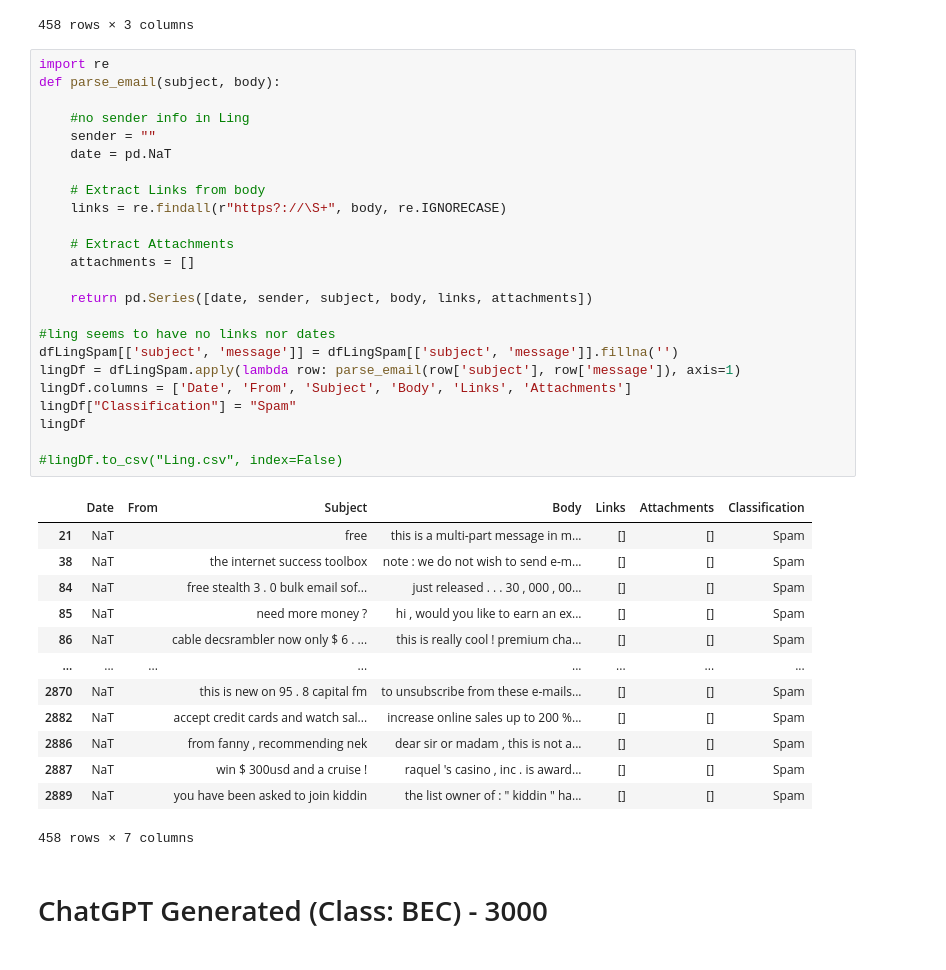
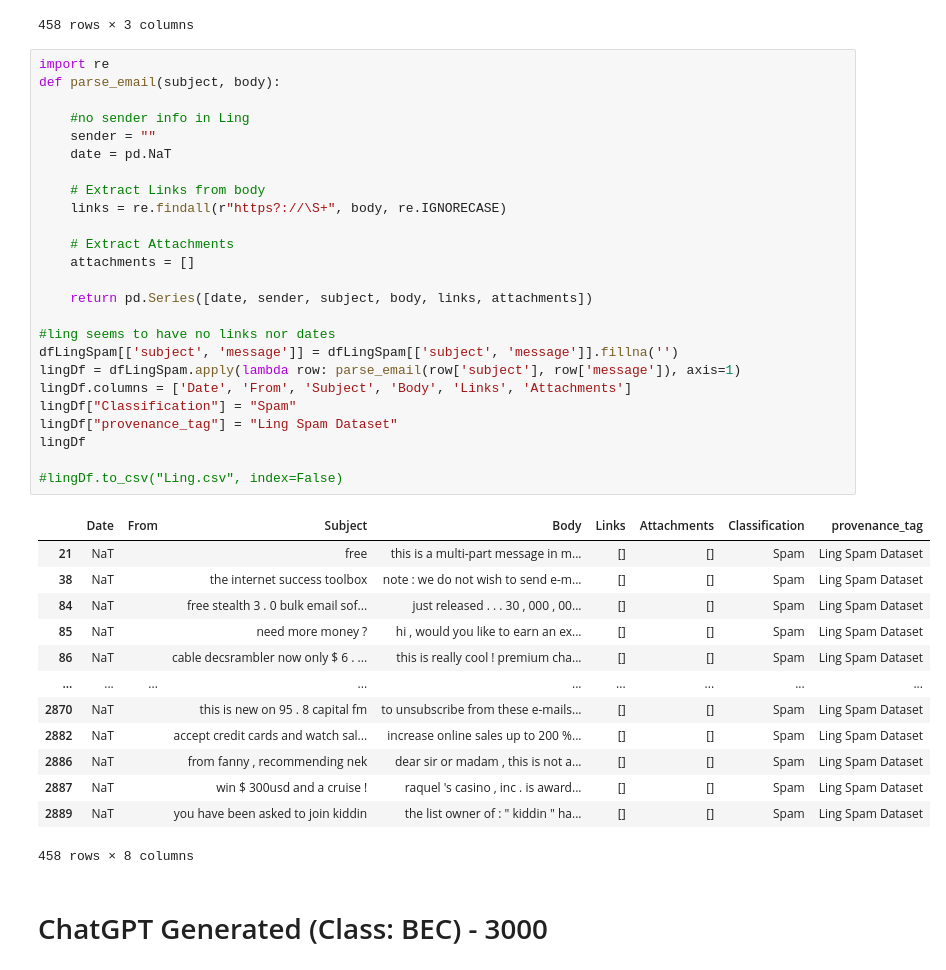
Before and after one commit to Reno0213/capstone, a Jupyter notebook: dataset.ipynb, the cells around one changed output. Saved outputs shown, nothing was run; the diff lists cells and outputs as text.

```diff
--- a/dataset.ipynb
+++ b/dataset.ipynb
@@ -498,41 +533,42 @@ dfLingSpam
 # %%
 import re
 def parse_email(subject, body):
 
     #no sender info in Ling
     sender = ""
     date = pd.NaT
 
     # Extract Links from body
     links = re.findall(r"https?://\S+", body, re.IGNORECASE)
 
     # Extract Attachments
     attachments = []
 
     return pd.Series([date, sender, subject, body, links, attachments])
 
 #ling seems to have no links nor dates
 dfLingSpam[['subject', 'message']] = dfLingSpam[['subject', 'message']].fillna('')
 lingDf = dfLingSpam.apply(lambda row: parse_email(row['subject'], row['message']), axis=1)
 lingDf.columns = ['Date', 'From', 'Subject', 'Body', 'Links', 'Attachments']
 lingDf["Classification"] = "Spam"
+lingDf["provenance_tag"] = "Ling Spam Dataset"
 lingDf
 
 #lingDf.to_csv("Ling.csv", index=False)
 # %% [output]
-|  | Date | From | Subject | Body | Links | Attachments | Classification |
-| 21 | NaT |  | free | this is a multi-part message in m... | [] | [] | Spam |
-| 38 | NaT |  | the internet success toolbox | note : we do not wish to send e-m... | [] | [] | Spam |
-| 84 | NaT |  | free stealth 3 . 0 bulk email sof... | just released . . . 30 , 000 , 00... | [] | [] | Spam |
-| 85 | NaT |  | need more money ? | hi , would you like to earn an ex... | [] | [] | Spam |
-| 86 | NaT |  | cable decsrambler now only $ 6 . ... | this is really cool ! premium cha... | [] | [] | Spam |
-| ... | ... | ... | ... | ... | ... | ... | ... |
-| 2870 | NaT |  | this is new on 95 . 8 capital fm | to unsubscribe from these e-mails... | [] | [] | Spam |
-| 2882 | NaT |  | accept credit cards and watch sal... | increase online sales up to 200 %... | [] | [] | Spam |
-| 2886 | NaT |  | from fanny , recommending nek | dear sir or madam , this is not a... | [] | [] | Spam |
-| 2887 | NaT |  | win $ 300usd and a cruise ! | raquel 's casino , inc . is award... | [] | [] | Spam |
-| 2889 | NaT |  | you have been asked to join kiddin | the list owner of : " kiddin " ha... | [] | [] | Spam |
+|  | Date | From | Subject | Body | Links | Attachments | Classification | provenance_tag |
+| 21 | NaT |  | free | this is a multi-part message in m... | [] | [] | Spam | Ling Spam Dataset |
+| 38 | NaT |  | the internet success toolbox | note : we do not wish to send e-m... | [] | [] | Spam | Ling Spam Dataset |
+| 84 | NaT |  | free stealth 3 . 0 bulk email sof... | just released . . . 30 , 000 , 00... | [] | [] | Spam | Ling Spam Dataset |
+| 85 | NaT |  | need more money ? | hi , would you like to earn an ex... | [] | [] | Spam | Ling Spam Dataset |
+| 86 | NaT |  | cable decsrambler now only $ 6 . ... | this is really cool ! premium cha... | [] | [] | Spam | Ling Spam Dataset |
+| ... | ... | ... | ... | ... | ... | ... | ... | ... |
+| 2870 | NaT |  | this is new on 95 . 8 capital fm | to unsubscribe from these e-mails... | [] | [] | Spam | Ling Spam Dataset |
+| 2882 | NaT |  | accept credit cards and watch sal... | increase online sales up to 200 %... | [] | [] | Spam | Ling Spam Dataset |
+| 2886 | NaT |  | from fanny , recommending nek | dear sir or madam , this is not a... | [] | [] | Spam | Ling Spam Dataset |
+| 2887 | NaT |  | win $ 300usd and a cruise ! | raquel 's casino , inc . is award... | [] | [] | Spam | Ling Spam Dataset |
+| 2889 | NaT |  | you have been asked to join kiddin | the list owner of : " kiddin " ha... | [] | [] | Spam | Ling Spam Dataset |
-458 rows × 7 columns
+458 rows × 8 columns
 # %% [markdown]
 # ChatGPT Generated (Class: BEC) - 3000
 # %%
```
Also changed, not shown: parts of 28 cells of this notebook.
